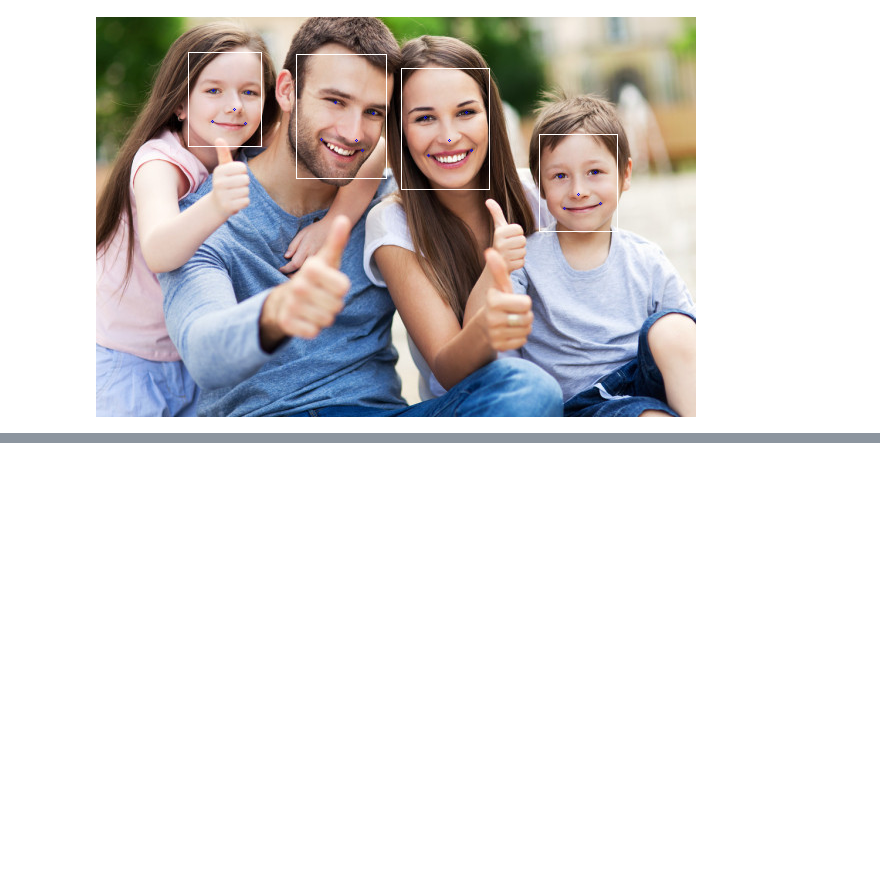
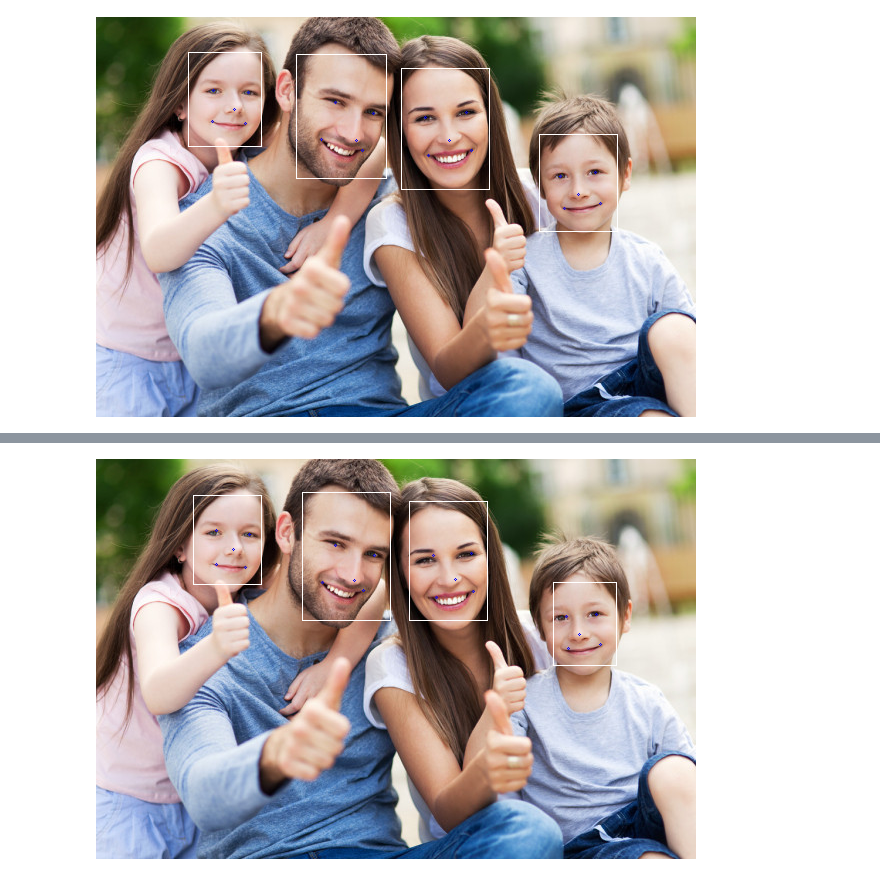
Before and after one commit to btxuyenhcmus/MTCNN-GPU, a Jupyter notebook: test_on_images.ipynb, the cells around one changed output, grey strips where cells are left out. Drawn from its saved outputs; the diff is of its cells as text; code cells hidden in the pictures; blank space fills up the shorter version.

```diff
--- a/test_on_images.ipynb
+++ b/test_on_images.ipynb
@@ -26,3 +26,6 @@ Wall time: 1.54 s
 show_bboxes(img, bounding_boxes, landmarks)
 # %% [output]
 [figure]
+# %%
+%%time
+bounding_boxes, landmarks = detect_faces_type3(img)
@@ -28,0 +35,4 @@ show_bboxes(img, bounding_boxes, landmarks)
+# %%
+show_bboxes(img, bounding_boxes, landmarks)
+# %% [output]
+[figure, added]
```
Also changed, not shown: parts of 4 cells of this notebook, 7 other files.
